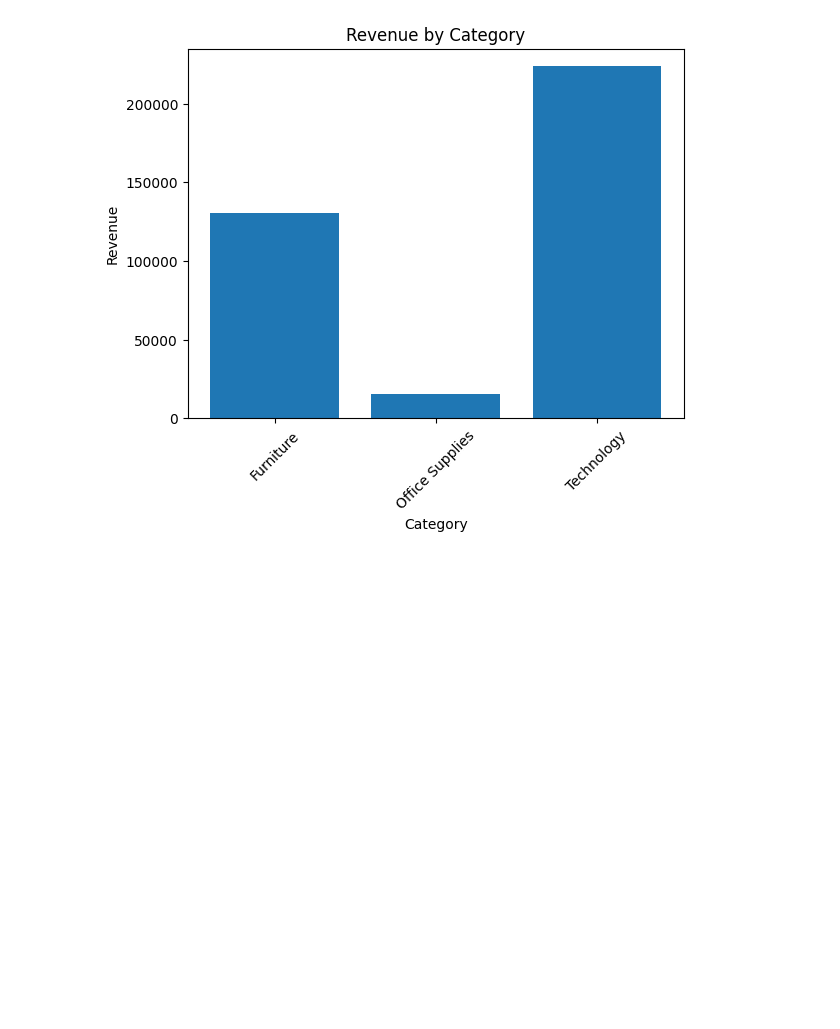
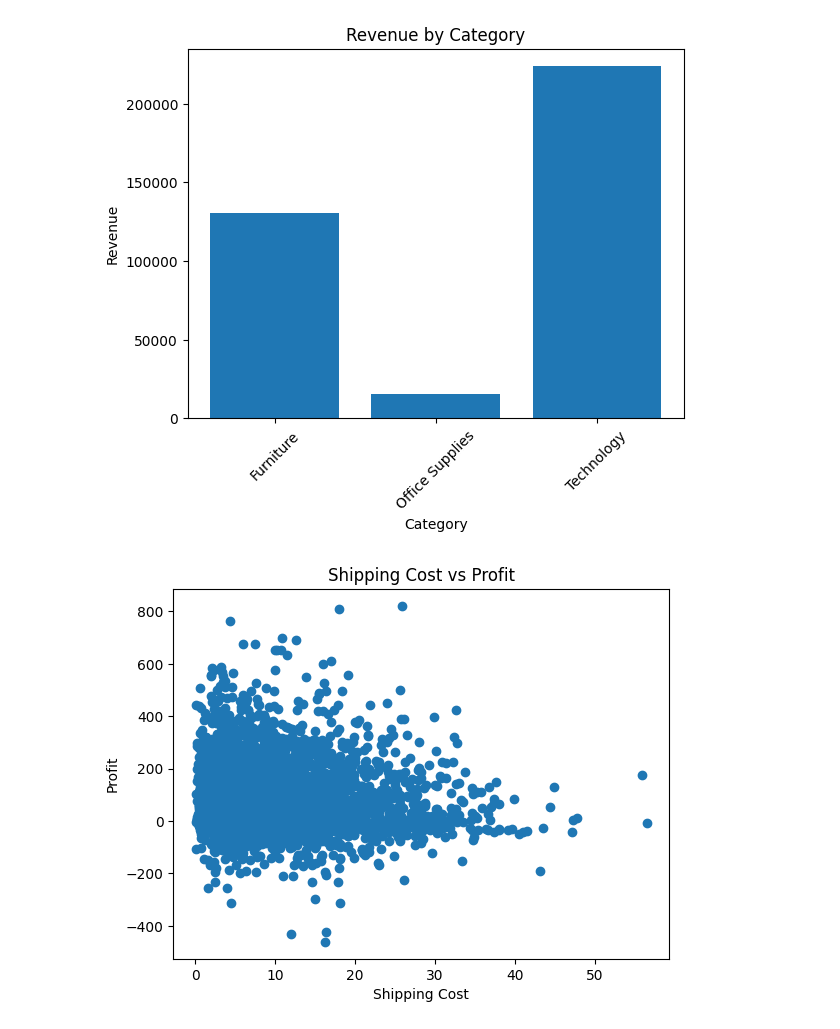
Before and after one commit to mohamed21-finite/AMIT_AI97, a Jupyter notebook: src/python/session_11/Code/data_visualize.ipynb, the cells around one changed output. Saved outputs shown, nothing was run; the diff lists cells and outputs as text; code cells hidden in the pictures; blank space fills up the shorter version.

```diff
--- a/src/python/session_11/Code/data_visualize.ipynb
+++ b/src/python/session_11/Code/data_visualize.ipynb
@@ -111,3 +111,12 @@ plt.xticks(rotation=45)
   Text(1, 0, 'Office Supplies'),
   Text(2, 0, 'Technology')])
 [figure]
+# %%
+plt.figure()
+plt.scatter(df['shipping_cost'], df['profit'])
+plt.title('Shipping Cost vs Profit')
+plt.xlabel('Shipping Cost')
+plt.ylabel('Profit')
+plt.show()
+# %% [output]
+[figure, added]
```
Also changed, not shown: parts of 14 cells of this notebook, 4 other files.
